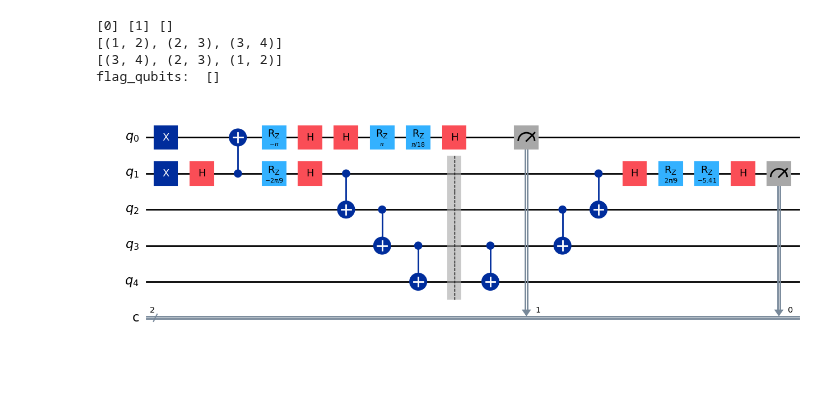
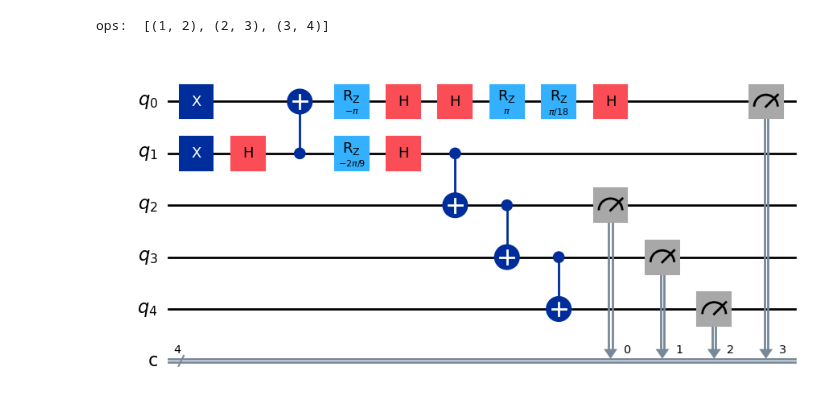
Before and after one commit to unitaryfoundation/wigners_friend, a Jupyter notebook: hardware_runs.ipynb, the cells around one changed output. Drawn from its saved outputs; the diff is of its cells as text; code cells hidden in the pictures; blank space fills up the shorter version.

```diff
--- a/hardware_runs.ipynb
+++ b/hardware_runs.ipynb
@@ -61,7 +61,7 @@ layout = [53, 52, 51, 50, 49, 48, 47, 46, 45, 44, 43, 56, 63, 64, 65, 66, 67, 57
 
 flags = [56, 58]
 
-layout = [53, 52, 51, 50, 49, 48, 47, 67, 57, 68, 69, 70, 71, 58]
+layout = [53, 52, 51, 50, 49, 48, 47, 46, 66, 67, 57, 68, 69, 70, 71, 58]
 
 flags = [58]
 
@@ -366,22 +352,19 @@ flag_qubits:  [13]
 # %%
 
 layout = [53, 52, 51, 50, 49]
 flags = []
 
 ewfs = EWFS(
-    alice_setting=REVERSE_2,
+    alice_setting=PEEK,
     bob_setting=REVERSE_1,
     coupling_map=coupling_map,
     layout=layout,
     flag_qubits=flags)
 qc = ewfs.circuit()
 qc.draw('mpl')
 # %% [output]
-[0] [1] []
-[(1, 2), (2, 3), (3, 4)]
-[(3, 4), (2, 3), (1, 2)]
-flag_qubits:  []
+ops:  [(1, 2), (2, 3), (3, 4)]
-[figure, old version]
+[figure, new version]
 # %%
 from qiskit_aer import Aer
 from qiskit import transpile
```
Also changed, not shown: parts of 6 cells of this notebook, 1 other file.
